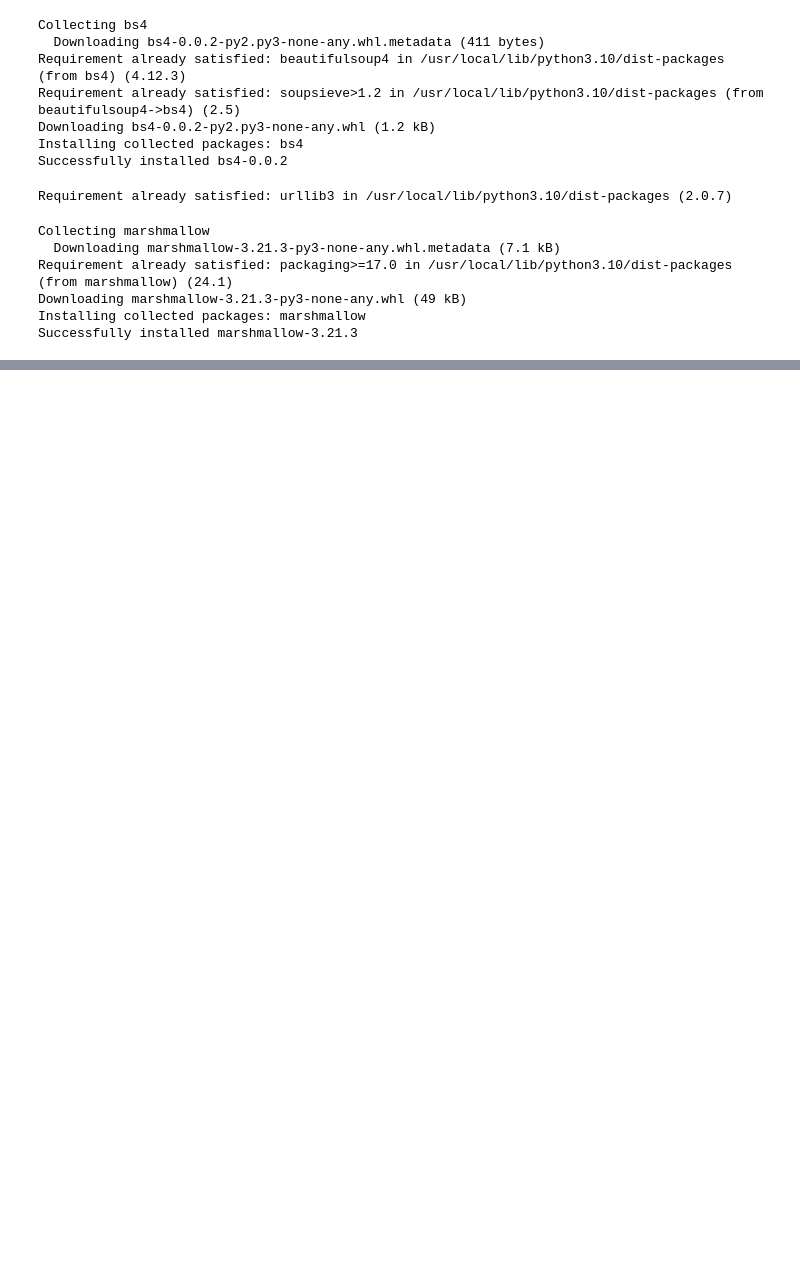
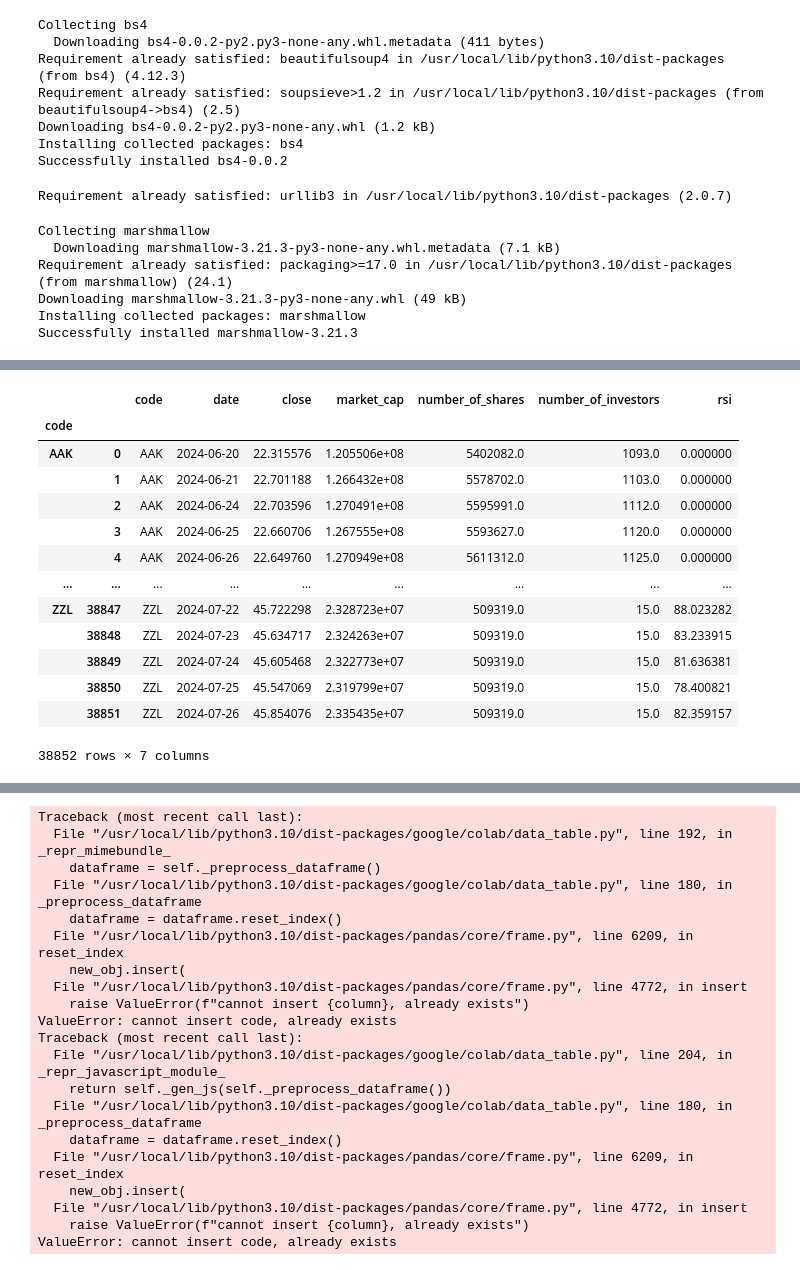
Before and after one commit to ozturkergin/ozturkergin, a Jupyter notebook: TEFAS_PowerBI_Import_v3.ipynb, the cells around one changed output, grey strips where cells are left out. Drawn from its saved outputs; the diff is of its cells as text; code cells hidden in the pictures; blank space fills up the shorter version.

```diff
--- a/TEFAS_PowerBI_Import_v3.ipynb
+++ b/TEFAS_PowerBI_Import_v3.ipynb
@@ -444,0 +355,14 @@ APIError: {'code': 400, 'message': 'Invalid requests[0].insertDimension: Bu işl
+# %%
+# Group by stock and apply the RSI calculation
+window_length = 14
+fetched_data = fetched_data.reset_index(drop=True)
+fetched_data.sort_values(by=['code', 'date'], inplace=True)
+fetched_data = fetched_data.groupby(['code']).apply(calculate_rsi, window_length=window_length)
+fetched_data = fetched_data.fillna(0)
+fetched_data['rsi'].astype(float,False)
+fetched_data.to_excel("fetched_data.xlsx", index=False)
+
+def calculate_rsi(group, window_length):
+    rsi_values = ta.rsi(close=group['close'], length=window_length)
+    group['rsi'] = rsi_values  # Assign RSI values directly
+    return group
@@ -444,0 +386,17 @@ APIError: {'code': 400, 'message': 'Invalid requests[0].insertDimension: Bu işl
+# %%
+fetched_data
+# %% [output]
+|  |  | code | date | close | market_cap | number_of_shares | number_of_investors | rsi |
+| code |  |  |  |  |  |  |  |  |
+| AAK | 0 | AAK | 2024-06-20 | 22.315576 | 1.205506e+08 | 5402082.0 | 1093.0 | 0.000000 |
+|  | 1 | AAK | 2024-06-21 | 22.701188 | 1.266432e+08 | 5578702.0 | 1103.0 | 0.000000 |
+|  | 2 | AAK | 2024-06-24 | 22.703596 | 1.270491e+08 | 5595991.0 | 1112.0 | 0.000000 |
+|  | 3 | AAK | 2024-06-25 | 22.660706 | 1.267555e+08 | 5593627.0 | 1120.0 | 0.000000 |
+|  | 4 | AAK | 2024-06-26 | 22.649760 | 1.270949e+08 | 5611312.0 | 1125.0 | 0.000000 |
+| ... | ... | ... | ... | ... | ... | ... | ... | ... |
+| ZZL | 38847 | ZZL | 2024-07-22 | 45.722298 | 2.328723e+07 | 509319.0 | 15.0 | 88.023282 |
+|  | 38848 | ZZL | 2024-07-23 | 45.634717 | 2.324263e+07 | 509319.0 | 15.0 | 83.233915 |
+|  | 38849 | ZZL | 2024-07-24 | 45.605468 | 2.322773e+07 | 509319.0 | 15.0 | 81.636381 |
+|  | 38850 | ZZL | 2024-07-25 | 45.547069 | 2.319799e+07 | 509319.0 | 15.0 | 78.400821 |
+|  | 38851 | ZZL | 2024-07-26 | 45.854076 | 2.335435e+07 | 509319.0 | 15.0 | 82.359157 |
+38852 rows × 7 columns
@@ -444,0 +405,20 @@ APIError: {'code': 400, 'message': 'Invalid requests[0].insertDimension: Bu işl
+Traceback (most recent call last):
+  File "/usr/local/lib/python3.10/dist-packages/google/colab/data_table.py", line 192, in _repr_mimebundle_
+    dataframe = self._preprocess_dataframe()
+  File "/usr/local/lib/python3.10/dist-packages/google/colab/data_table.py", line 180, in _preprocess_dataframe
+    dataframe = dataframe.reset_index()
+  File "/usr/local/lib/python3.10/dist-packages/pandas/core/frame.py", line 6209, in reset_index
+    new_obj.insert(
+  File "/usr/local/lib/python3.10/dist-packages/pandas/core/frame.py", line 4772, in insert
+    raise ValueError(f"cannot insert {column}, already exists")
+ValueError: cannot insert code, already exists
+Traceback (most recent call last):
+  File "/usr/local/lib/python3.10/dist-packages/google/colab/data_table.py", line 204, in _repr_javascript_module_
+    return self._gen_js(self._preprocess_dataframe())
+  File "/usr/local/lib/python3.10/dist-packages/google/colab/data_table.py", line 180, in _preprocess_dataframe
+    dataframe = dataframe.reset_index()
+  File "/usr/local/lib/python3.10/dist-packages/pandas/core/frame.py", line 6209, in reset_index
+    new_obj.insert(
+  File "/usr/local/lib/python3.10/dist-packages/pandas/core/frame.py", line 4772, in insert
+    raise ValueError(f"cannot insert {column}, already exists")
+ValueError: cannot insert code, already exists
```
Also changed, not shown: parts of 9 cells of this notebook.
